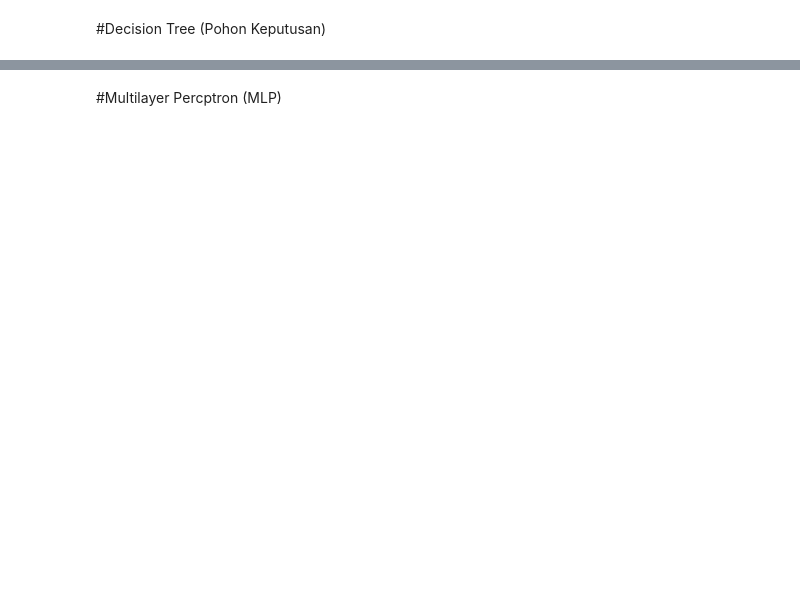
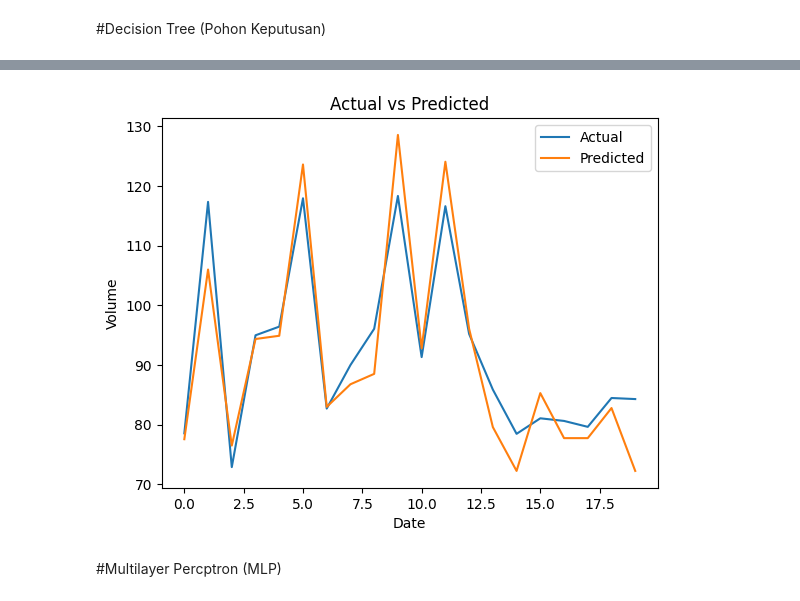
Before and after one commit to sholehhuddin/prosaindata, a Jupyter notebook: _sources/UAS_PSD.ipynb, the cells around one changed output, grey strips where cells are left out. Cells and saved outputs as stored; diff of their text form; code cells hidden in the pictures; blank space fills up the shorter version.

```diff
--- a/_sources/UAS_PSD.ipynb
+++ b/_sources/UAS_PSD.ipynb
@@ -178,3 +168,14 @@ print('MAPE:', mape)
+# %%
+# Membuat grafik MAPE
+plt.plot(y_test, label='Actual')
+plt.plot(y_pred, label='Predicted')
+plt.xlabel('Date')
+plt.ylabel('Volume')
+plt.title('Actual vs Predicted')
+plt.legend()
+plt.show()
+# %% [output]
+[figure, added]
 # %% [markdown]
 #Multilayer Percptron (MLP)
 # %%
```
Also changed, not shown: parts of 13 cells of this notebook, 5 other files.
